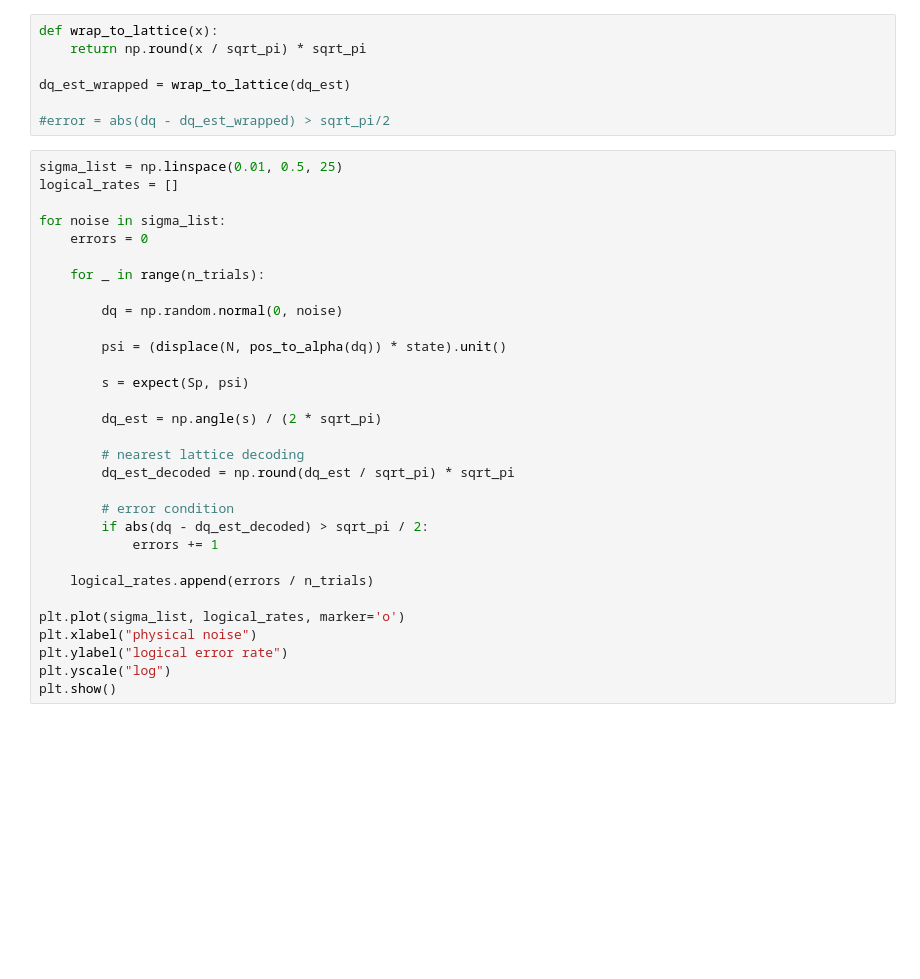
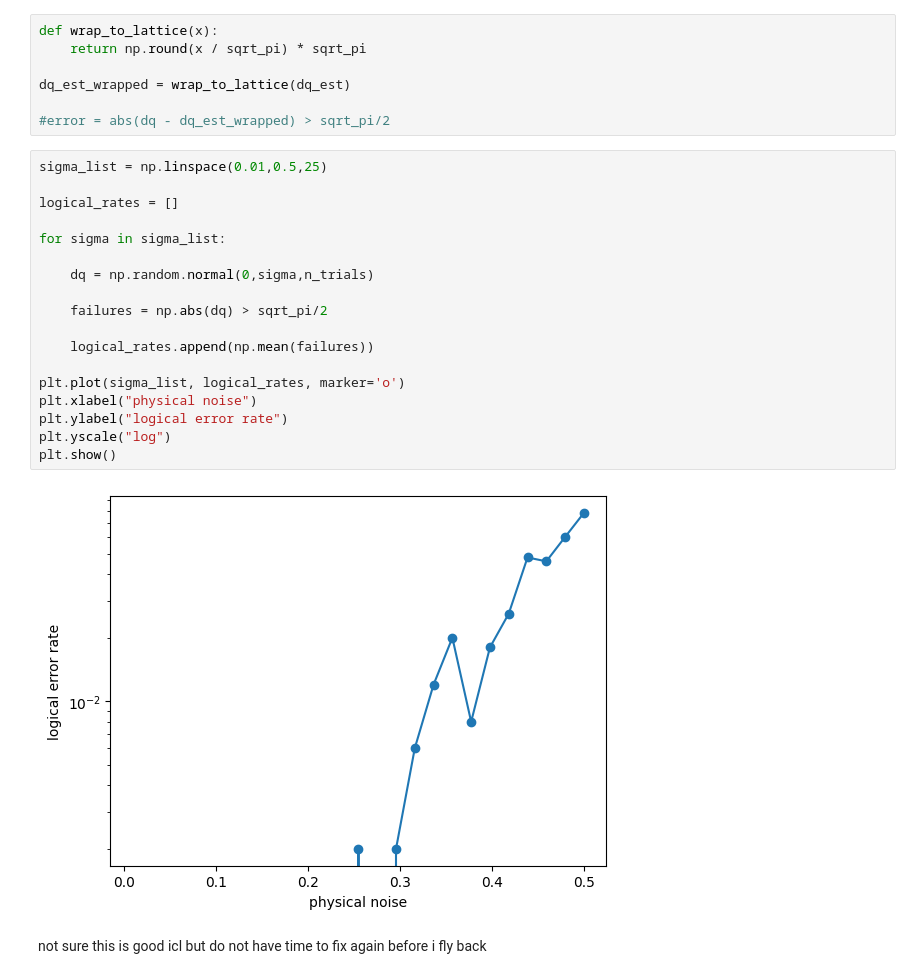
Before and after one commit to laramt04/GKP_QEC_Project_Code, a Jupyter notebook: GKP_readout_gaussian.ipynb, the cells around one changed output. Cells and saved outputs as stored; diff of their text form; blank space fills up the shorter version.

Commit message:
plots but i dont think theyre any good

```diff
--- a/GKP_readout_gaussian.ipynb
+++ b/GKP_readout_gaussian.ipynb
@@ -207,33 +207,24 @@ dq_est_wrapped = wrap_to_lattice(dq_est)
 
 #error = abs(dq - dq_est_wrapped) > sqrt_pi/2
 # %%
-sigma_list = np.linspace(0.01, 0.5, 25)
+sigma_list = np.linspace(0.01,0.5,25)
+
 logical_rates = []
 
-for noise in sigma_list:
-    errors = 0
+for sigma in sigma_list:
 
-    for _ in range(n_trials):
+    dq = np.random.normal(0,sigma,n_trials)
 
-        dq = np.random.normal(0, noise)
+    failures = np.abs(dq) > sqrt_pi/2
 
-        psi = (displace(N, pos_to_alpha(dq)) * state).unit()
-
-        s = expect(Sp, psi)
-
-        dq_est = np.angle(s) / (2 * sqrt_pi)
-
-        # nearest lattice decoding
-        dq_est_decoded = np.round(dq_est / sqrt_pi) * sqrt_pi
-
-        # error condition
-        if abs(dq - dq_est_decoded) > sqrt_pi / 2:
-            errors += 1
-
-    logical_rates.append(errors / n_trials)
+    logical_rates.append(np.mean(failures))
 
 plt.plot(sigma_list, logical_rates, marker='o')
 plt.xlabel("physical noise")
 plt.ylabel("logical error rate")
 plt.yscale("log")
 plt.show()
+# %% [output]
+[figure, added]
+# %% [markdown]
+not sure this is good icl but do not have time to fix again before i fly back
```
Also changed, not shown: parts of 11 cells of this notebook.
